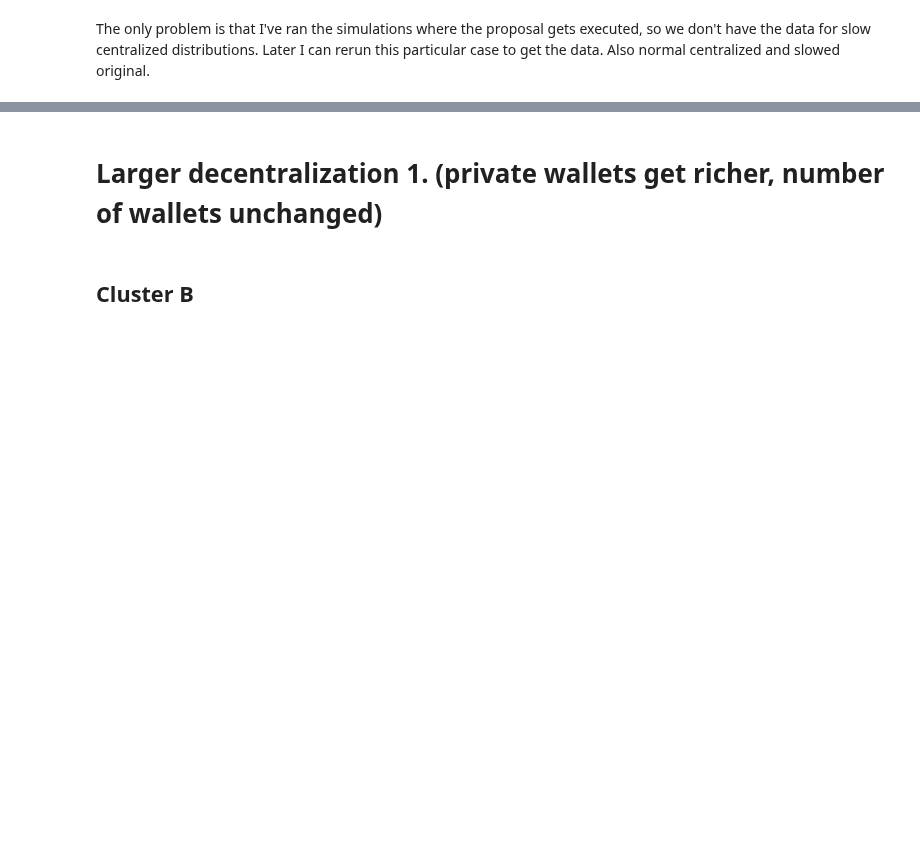
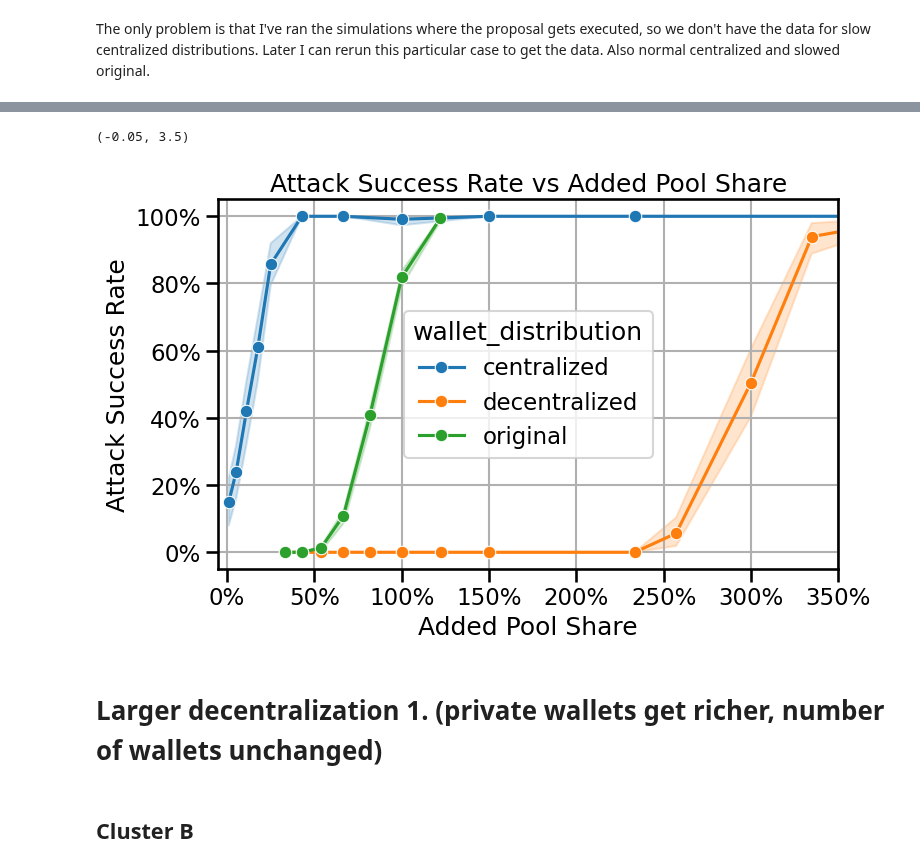
Before and after one commit to collectif-dao/dg-research, a Jupyter notebook: experiments/notebooks/clean_notebook_future_proof.ipynb, the cells around one changed output, grey strips where cells are left out. Saved outputs shown, nothing was run; the diff lists cells and outputs as text; code cells hidden in the pictures; blank space fills up the shorter version.

```diff
--- a/experiments/notebooks/clean_notebook_future_proof.ipynb
+++ b/experiments/notebooks/clean_notebook_future_proof.ipynb
@@ -67,3 +119,10 @@ The only problem is that I've ran the simulations where the proposal gets execut
+# %%
+from experiments.analysis_utils.visualization import plot_attack_success_rate
+fig = plot_attack_success_rate(combined_timestep_data_df, combined_start_data_df, final_share=False, hue='wallet_distribution')
+fig.gca().set_xlim(-0.05, 3.5)
+# %% [output]
+(-0.05, 3.5)
+[figure, added]
 # %% [markdown]
 # Larger decentralization 1. (private wallets get richer, number of wallets unchanged)
 # %% [markdown]
```
Also changed, not shown: parts of 3 cells of this notebook, 3 other files.
